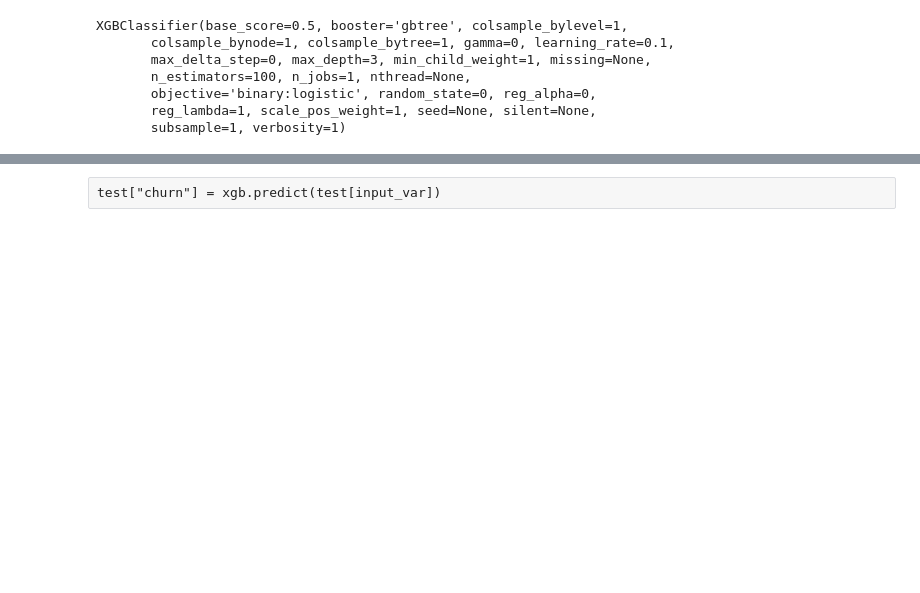
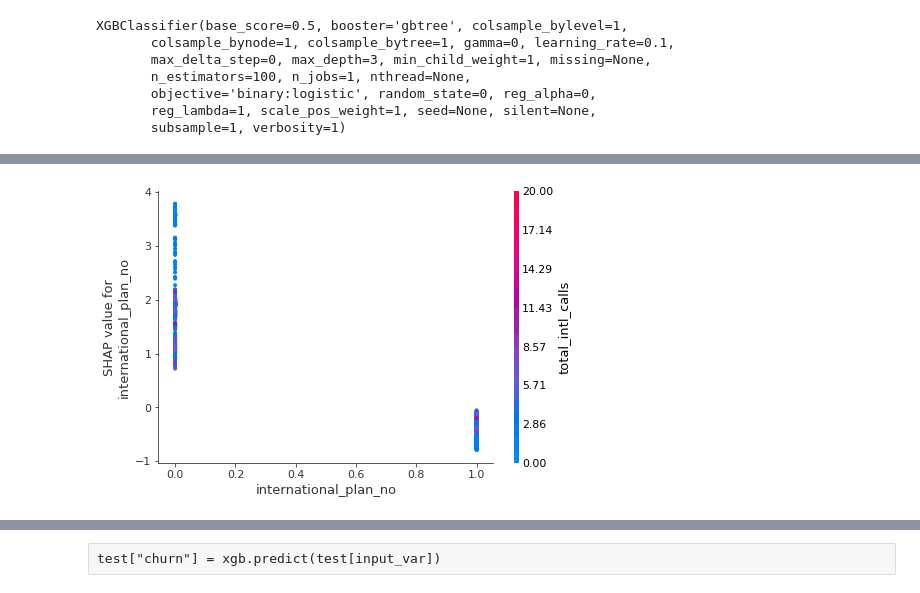
Before and after one commit to jaaaamj0711/kaggle_study, a Jupyter notebook: customer/Customer Churn Prediction.ipynb, the cells around one changed output, grey strips where cells are left out. Cells and saved outputs as stored; diff of their text form; code cells hidden in the pictures; blank space fills up the shorter version.

```diff
--- a/customer/Customer Churn Prediction.ipynb
+++ b/customer/Customer Churn Prediction.ipynb
@@ -360,0 +378,4 @@ shap.dependence_plot('number_vmail_messages',shap_values,train[input_var])
+# %%
+shap.dependence_plot('international_plan_no',shap_values,train[input_var])
+# %% [output]
+[figure, added]
```
Also changed, not shown: parts of 57 cells of this notebook, 1 other file.
